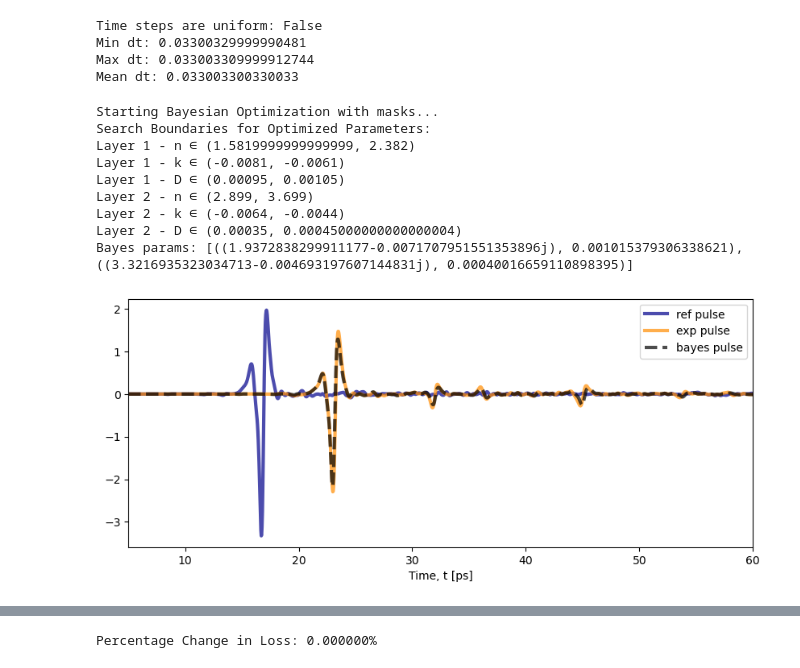
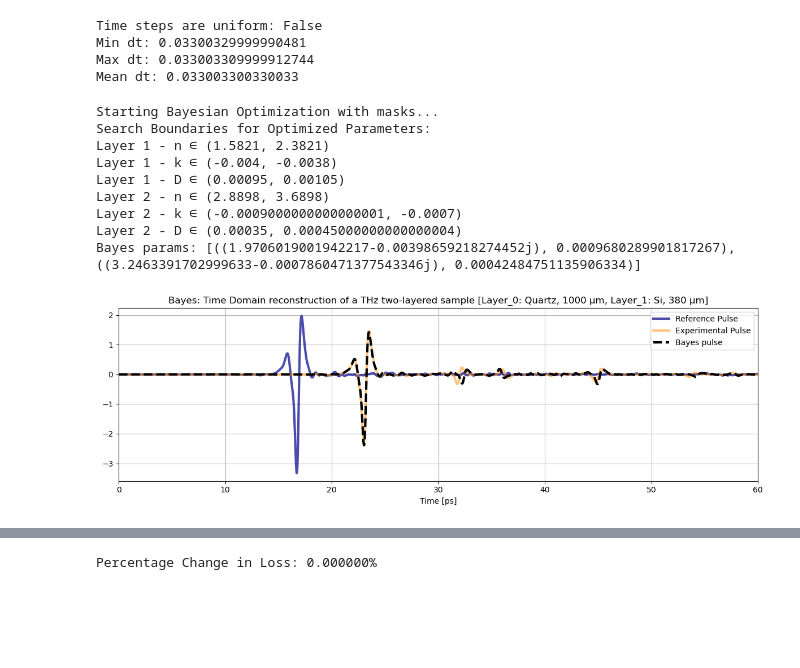
Before and after one commit to Loriginale2000/TerahertzProject, a Jupyter notebook: TheoTHzTDS/THz-TDS/Transfer Matrix Method/Quartz_Si_11_02_2026.ipynb, the cells around one changed output, grey strips where cells are left out. Saved outputs shown, nothing was run; the diff lists cells and outputs as text; code cells hidden in the pictures; blank space fills up the shorter version.

Commit message:
A lot of quality of life changes as well as running parameter extractions for thesis and collecting results.

```diff
--- a/TheoTHzTDS/THz-TDS/Transfer Matrix Method/Quartz_Si_11_02_2026.ipynb
+++ b/TheoTHzTDS/THz-TDS/Transfer Matrix Method/Quartz_Si_11_02_2026.ipynb
@@ -115,12 +115,13 @@ Max dt: 0.033003309999912744
 Mean dt: 0.033003300330033
 # %%
 # EXTRACTION: INITIAL GUESS AND OPTIMIZATION SETTINGS
+# These initial parameter values come from the single layer extraction of quartz and si samples.
 
-n_Qa = 1.9820
-k_Qa= -0.0071
+n_Qa = 1.9821
+k_Qa= -0.0039
 d_Qa = 1000e-6
-n_HRZ_Si= 3.2990
-k_HRZ_Si = -0.0054
+n_HRZ_Si= 3.2898
+k_HRZ_Si = -0.0008
 d_HRZ_Si = 400e-6
 
 
@@ -136,48 +137,52 @@ init_guess = [
 
 ]
 
-optimization_bounds = [0.4,0.001,50e-06]
+optimization_bounds = [0.4,0.0001,50e-06]
 
 # CONVERT REF TO TORCH TENSOR
 ref_pulse_t = torch.tensor(ref_pulse, dtype=torch.float32)
 sample_pulse_t = torch.tensor(sample_pulse, dtype=torch.float32)
 
 init_pulse = simulate_parallel(ref_pulse_t, init_guess, deltat, noise_level=0)[1].detach().cpu().numpy()[:L]
 
 Bayes_model = BayesianLayeredExtractor(ref_pulse_t, sample_pulse_t, deltat=deltat, layers_init=init_guess,  optimization_bounds=optimization_bounds,optimize_mask=optimize_mask)
 bayes_params = Bayes_model.bayesian_optimization(n_calls=50)
 
 Bayesian_pulse = simulate_parallel(ref_pulse_t, bayes_params, deltat, noise_level=0)[1].detach().cpu().numpy()[:L]
 
 
 # FINDING INDIVIDUAL VALUES
 n_complex_bays1, D_bays1 = bayes_params[0]
 n_bays1 = abs(n_complex_bays1.real)
 k_bays1 = abs(n_complex_bays1.imag)
 n_complex_bays2, D_bays2 = bayes_params[1]
 n_bays2 = abs(n_complex_bays2.real)
 k_bays2 = abs(n_complex_bays2.imag)
 
 print(f'Bayes params: {bayes_params}')
-plt.figure(figsize=(10,4))
-plt.plot(time_axis_ref, ref_pulse_t, label='ref pulse', alpha=0.7, linewidth=3,color='darkblue')
-plt.plot(time_axis_sample, sample_pulse_t, label='exp pulse', alpha=0.7, linewidth=3,color='darkorange')
-#plt.plot(time_axis_sample, init_pulse, label='init pulse', alpha = 0.5)
-plt.plot(time_axis_sample, Bayesian_pulse, label='bayes pulse', alpha=0.7, linestyle='--', linewidth=3,color='black'    )
-plt.xlabel('Time, t [ps]')
-plt.xlim(5,60)
+
+ # plot the pulse
+plt.figure(figsize=(12,4))
+plt.plot(t1, ref_pulse_t.detach().cpu().numpy(), label='Reference Pulse', alpha=0.7,linewidth=3,color='darkblue')
+plt.plot(t2, sample_pulse_t.detach().cpu().numpy(), label='Experimental Pulse', alpha=0.5,linewidth=3,color='darkorange')
+plt.plot(t1, Bayesian_pulse, label='Bayes pulse', linestyle='--', linewidth=3, color='black')
+plt.xlim(0,60)
+plt.xlabel('Time [ps]')
+plt.grid(True)
+plt.title('Bayes: Time Domain reconstruction of a THz two-layered sample [Layer_0: Quartz, 1000 μm, Layer_1: Si, 380 μm]')
+plt.tight_layout()
 plt.legend()
 plt.show()
 # %% [output]
 Starting Bayesian Optimization with masks...
 Search Boundaries for Optimized Parameters:
-Layer 1 - n ∈ (1.5819999999999999, 2.382)
-Layer 1 - k ∈ (-0.0081, -0.0061)
+Layer 1 - n ∈ (1.5821, 2.3821)
+Layer 1 - k ∈ (-0.004, -0.0038)
 Layer 1 - D ∈ (0.00095, 0.00105)
-Layer 2 - n ∈ (2.899, 3.699)
-Layer 2 - k ∈ (-0.0064, -0.0044)
+Layer 2 - n ∈ (2.8898, 3.6898)
+Layer 2 - k ∈ (-0.0009000000000000001, -0.0007)
 Layer 2 - D ∈ (0.00035, 0.00045000000000000004)
-Bayes params: [((1.9372838299911177-0.0071707951551353896j), 0.001015379306338621), ((3.3216935323034713-0.004693197607144831j), 0.00040016659110898395)]
+Bayes params: [((1.9706019001942217-0.00398659218274452j), 0.0009680289901817267), ((3.2463391702999633-0.0007860471377543346j), 0.00042484751135906334)]
-[figure, old version]
+[figure, new version]
 # %%
 grad_optimizer = LayeredExtractor(ref_pulse_t, sample_pulse_t, deltat, bayes_params, optimize_mask, lr=0.001)
```
Also changed, not shown: parts of 11 cells of this notebook, 13 other files.
